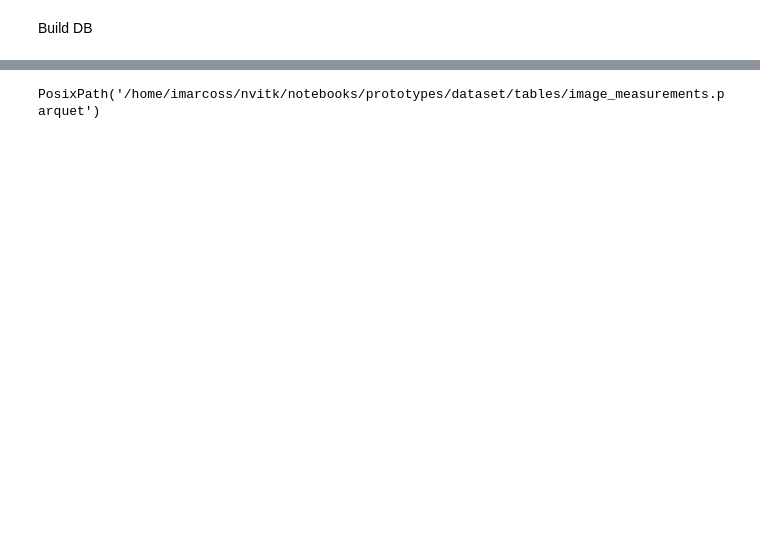
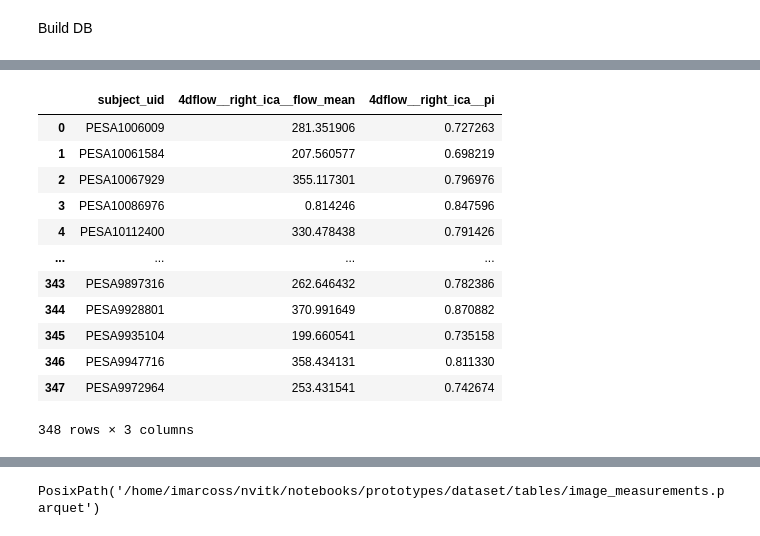
Before and after one commit to CNIC-Neuroimaging/Nvitk, a Jupyter notebook: notebooks/prototypes/database.ipynb, the cells around one changed output, grey strips where cells are left out. Drawn from its saved outputs; the diff is of its cells as text; code cells hidden in the pictures; blank space fills up the shorter version.

```diff
--- a/notebooks/prototypes/database.ipynb
+++ b/notebooks/prototypes/database.ipynb
@@ -65,0 +91,22 @@ import_pesabrain_source(repo, db_base, "PESABrain_ASLPerfusion_VascularAtlas_Mea
+# %%
+repo.image(
+    modality="4dflow",
+    data_version=1,
+    # variables=["flow_mean"],
+    regions=["right_ica"],
+    wide=True,
+)
+# %% [output]
+|  | subject_uid | 4dflow__right_ica__flow_mean | 4dflow__right_ica__pi |
+| 0 | PESA1006009 | 281.351906 | 0.727263 |
+| 1 | PESA10061584 | 207.560577 | 0.698219 |
+| 2 | PESA10067929 | 355.117301 | 0.796976 |
+| 3 | PESA10086976 | 0.814246 | 0.847596 |
+| 4 | PESA10112400 | 330.478438 | 0.791426 |
+| ... | ... | ... | ... |
+| 343 | PESA9897316 | 262.646432 | 0.782386 |
+| 344 | PESA9928801 | 370.991649 | 0.870882 |
+| 345 | PESA9935104 | 199.660541 | 0.735158 |
+| 346 | PESA9947716 | 358.434131 | 0.811330 |
+| 347 | PESA9972964 | 253.431541 | 0.742674 |
+348 rows × 3 columns
```
Also changed, not shown: parts of 6 cells of this notebook, 29 other files.
